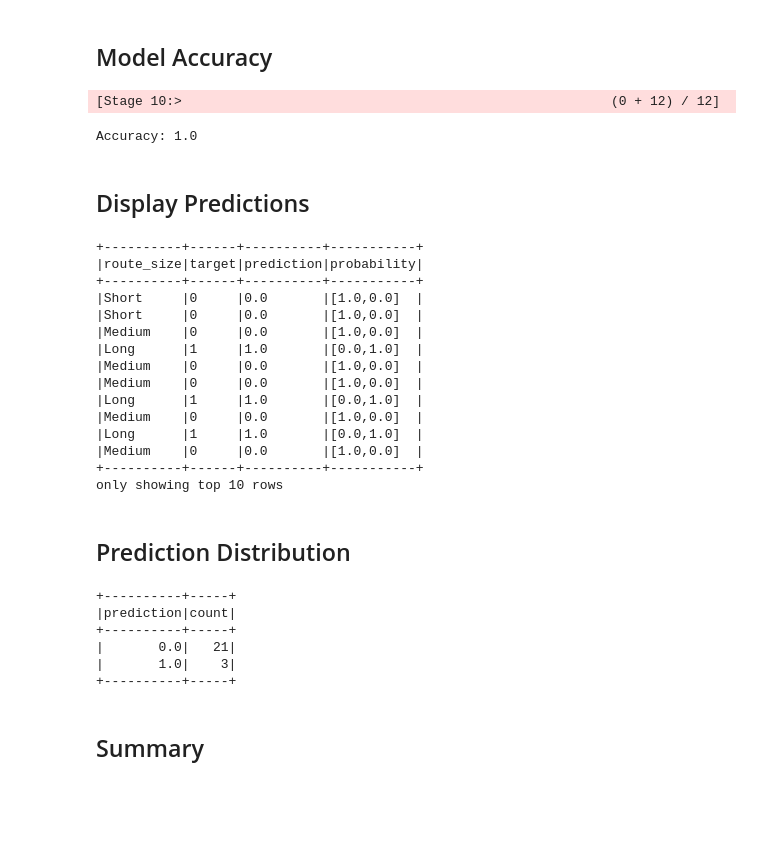
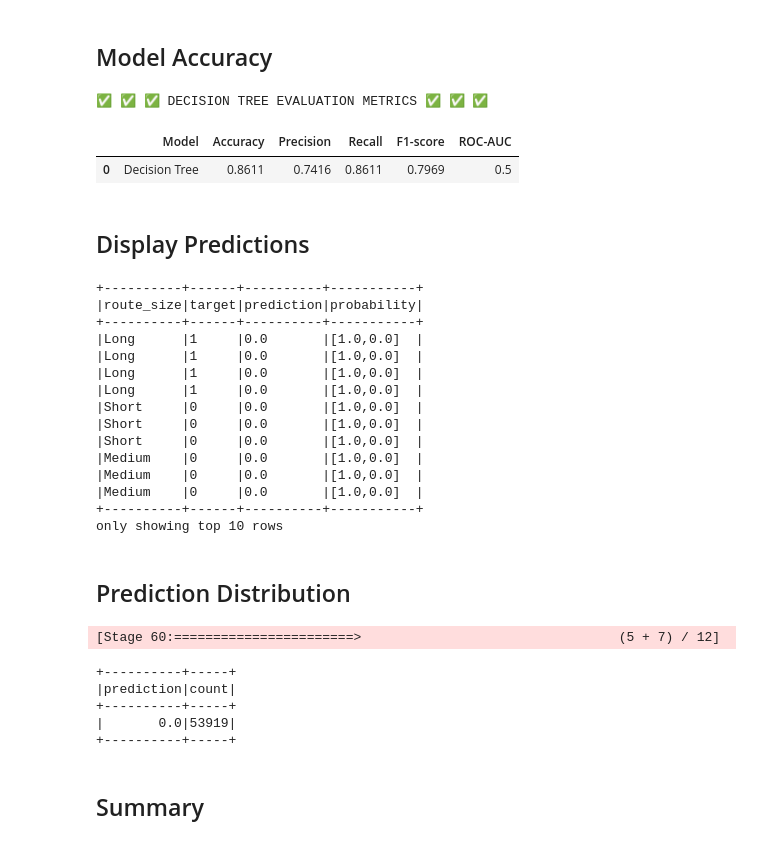
Before and after one commit to uvica/Big_Data_Project, a Jupyter notebook: notebooks/05_evaluation..ipynb, the cells around one changed output. Saved outputs shown, nothing was run; the diff lists cells and outputs as text; code cells hidden in the pictures; blank space fills up the shorter version.

```diff
--- a/notebooks/05_evaluation..ipynb
+++ b/notebooks/05_evaluation..ipynb
@@ -32,29 +23,30 @@ df = spark.read.parquet("../outputs/cleaned_timetable_parquet")
 from pyspark.sql.functions import when, col
 from pyspark.ml.feature import StringIndexer, VectorAssembler
 
+# 1. Create the exact same target variable
 df = df.withColumn(
     "target",
     when(col("route_size") == "Long", 1).otherwise(0)
 )
 
+# 2. Use the exact same indexer (service_code, NOT operator)
 indexer = StringIndexer(
-    inputCol="operator",
-    outputCol="operator_index"
+    inputCol="service_code",
+    outputCol="service_code_index"
 )
-
 df = indexer.fit(df).transform(df)
 
+# 3. Use the exact same VectorAssembler inputs
 assembler = VectorAssembler(
     inputCols=[
-        "number_of_stops",
-        "number_of_journeys",
-        "operator_index"
+        "stop_sequence",
+        "service_code_index"
     ],
     outputCol="features"
 )
-
 dataset = assembler.transform(df)
 
+# 4. Use the exact same split with the same seed
 train_data, test_data = dataset.randomSplit([0.8, 0.2], seed=42)
 # %% [markdown]
 ## Generate Predictions
@@ -63,18 +55,40 @@ predictions = model.transform(test_data)
 # %% [markdown]
 ## Model Accuracy
 # %%
-from pyspark.ml.evaluation import MulticlassClassificationEvaluator
+from pyspark.ml.evaluation import MulticlassClassificationEvaluator, BinaryClassificationEvaluator
+import pandas as pd
 
-accuracy = MulticlassClassificationEvaluator(
-    labelCol="target",
-    predictionCol="prediction",
-    metricName="accuracy"
-)
+# 1. Set up all Evaluators
+evaluator_accuracy = MulticlassClassificationEvaluator(labelCol="target", predictionCol="prediction", metricName="accuracy")
+evaluator_precision = MulticlassClassificationEvaluator(labelCol="target", predictionCol="prediction", metricName="weightedPrecision")
+evaluator_recall = MulticlassClassificationEvaluator(labelCol="target", predictionCol="prediction", metricName="weightedRecall")
+evaluator_f1 = MulticlassClassificationEvaluator(labelCol="target", predictionCol="prediction", metricName="f1")
+evaluator_roc = BinaryClassificationEvaluator(labelCol="target", rawPredictionCol="rawPrediction", metricName="areaUnderROC")
 
-print("Accuracy:", accuracy.evaluate(predictions))
+# 2. Calculate metrics for the Decision Tree predictions
+dt_metrics = {
+    "Model": "Decision Tree",
+    "Accuracy": evaluator_accuracy.evaluate(predictions),
+    "Precision": evaluator_precision.evaluate(predictions),
+    "Recall": evaluator_recall.evaluate(predictions),
+    "F1-score": evaluator_f1.evaluate(predictions),
+    "ROC-AUC": evaluator_roc.evaluate(predictions)
+}
+
+# 3. Convert to Pandas DataFrame for a nice table
+metrics_table = [dt_metrics]
+results_df = pd.DataFrame(metrics_table)
+
+# Format numbers to 4 decimal places
+for col in ["Accuracy", "Precision", "Recall", "F1-score", "ROC-AUC"]:
+    results_df[col] = results_df[col].round(4)
+
+print("\n✅ ✅ ✅ DECISION TREE EVALUATION METRICS ✅ ✅ ✅\n")
+display(results_df)
 # %% [output]
-[Stage 10:>                                                       (0 + 12) / 12]
+✅ ✅ ✅ DECISION TREE EVALUATION METRICS ✅ ✅ ✅
-Accuracy: 1.0
+|  | Model | Accuracy | Precision | Recall | F1-score | ROC-AUC |
+| 0 | Decision Tree | 0.8611 | 0.7416 | 0.8611 | 0.7969 | 0.5 |
 # %% [markdown]
 ## Display Predictions
 # %%
@@ -88,15 +102,15 @@ predictions.select(
 +----------+------+----------+-----------+
 |route_size|target|prediction|probability|
 +----------+------+----------+-----------+
+|Long      |1     |0.0       |[1.0,0.0]  |
+|Long      |1     |0.0       |[1.0,0.0]  |
+|Long      |1     |0.0       |[1.0,0.0]  |
+|Long      |1     |0.0       |[1.0,0.0]  |
+|Short     |0     |0.0       |[1.0,0.0]  |
 |Short     |0     |0.0       |[1.0,0.0]  |
 |Short     |0     |0.0       |[1.0,0.0]  |
 |Medium    |0     |0.0       |[1.0,0.0]  |
-|Long      |1     |1.0       |[0.0,1.0]  |
 |Medium    |0     |0.0       |[1.0,0.0]  |
-|Medium    |0     |0.0       |[1.0,0.0]  |
-|Long      |1     |1.0       |[0.0,1.0]  |
-|Medium    |0     |0.0       |[1.0,0.0]  |
-|Long      |1     |1.0       |[0.0,1.0]  |
 |Medium    |0     |0.0       |[1.0,0.0]  |
 +----------+------+----------+-----------+
 only showing top 10 rows
@@ -105,12 +119,12 @@ only showing top 10 rows
 # %%
 predictions.groupBy("prediction").count().show()
 # %% [output]
-+----------+-----+
-|prediction|count|
-+----------+-----+
-|       0.0|   21|
-|       1.0|    3|
-+----------+-----+
+[Stage 60:=======================>                                 (5 + 7) / 12]
++----------+-----+
+|prediction|count|
++----------+-----+
+|       0.0|53919|
++----------+-----+
 # %% [markdown]
 ## Summary
 # %% [markdown]
```
Also changed, not shown: parts of 1 cell of this notebook, 2 other files.
